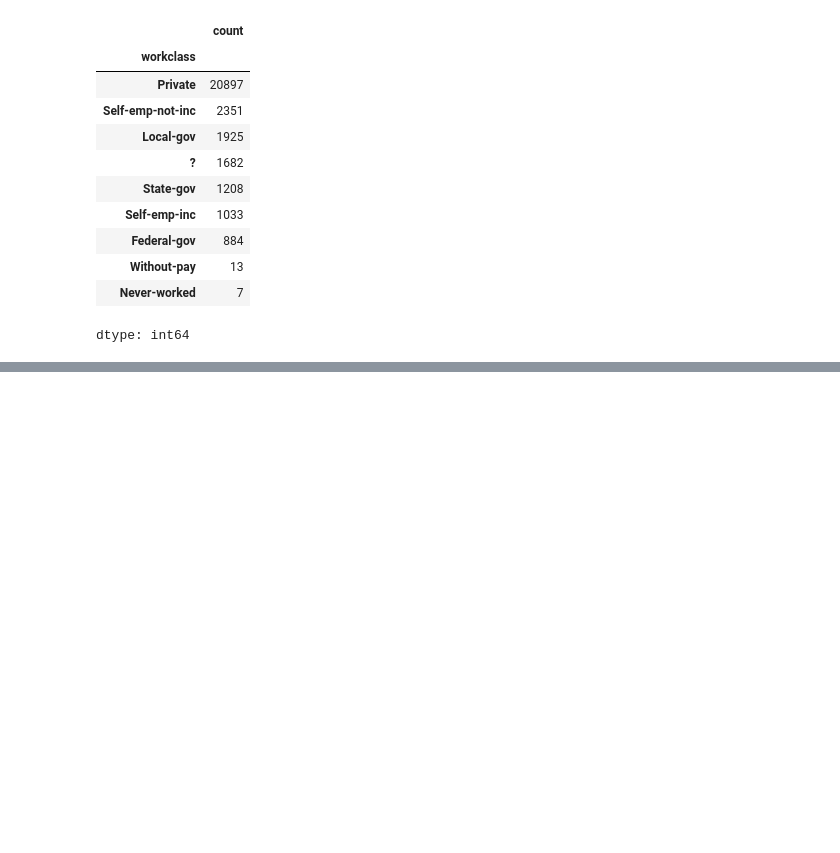
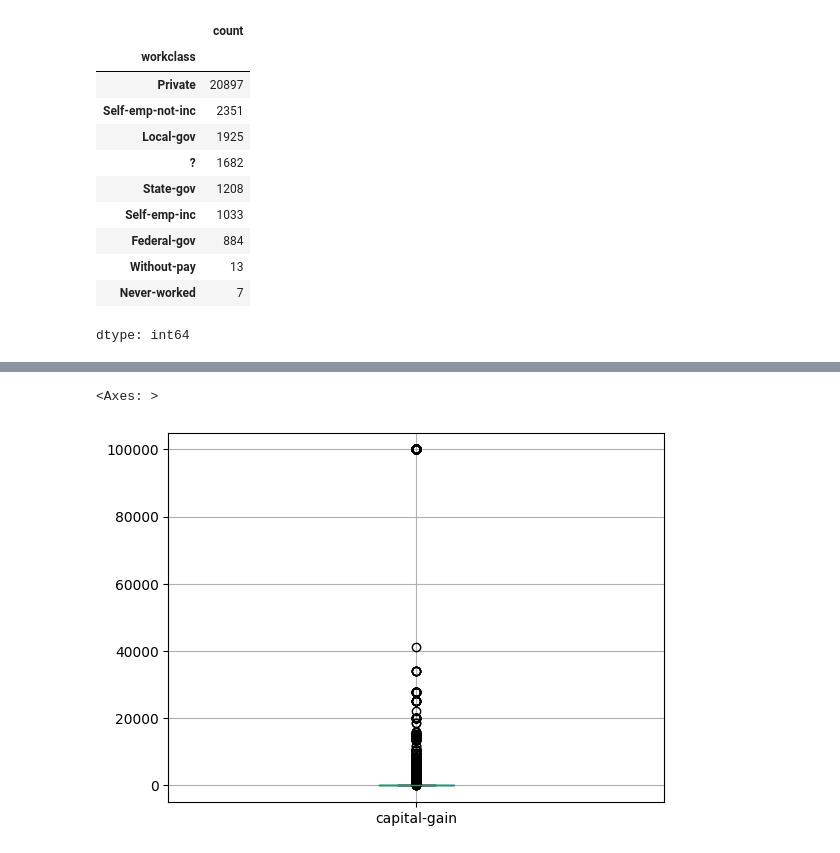
Before and after one commit to bargida/Workshops, a Jupyter notebook: workshop1.ipynb, the cells around one changed output, grey strips where cells are left out. Cells and saved outputs as stored; diff of their text form; code cells hidden in the pictures; blank space fills up the shorter version.

```diff
--- a/workshop1.ipynb
+++ b/workshop1.ipynb
@@ -235,0 +394,5 @@ dtype: int64
+# %%
+data.boxplot(column='capital-gain')
+# %% [output]
+<Axes: >
+[figure, added]
```
Also changed, not shown: parts of 38 cells of this notebook.
